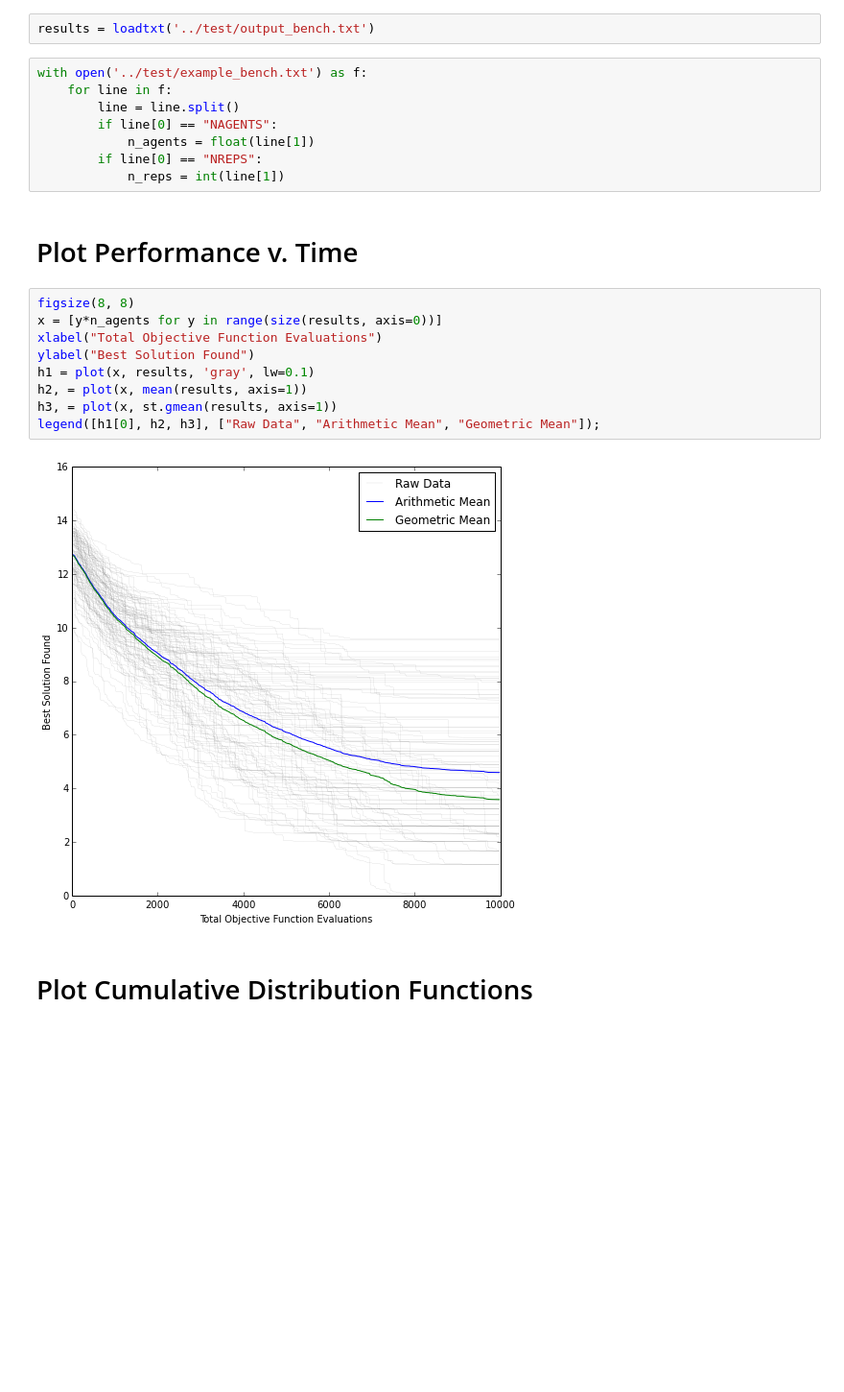
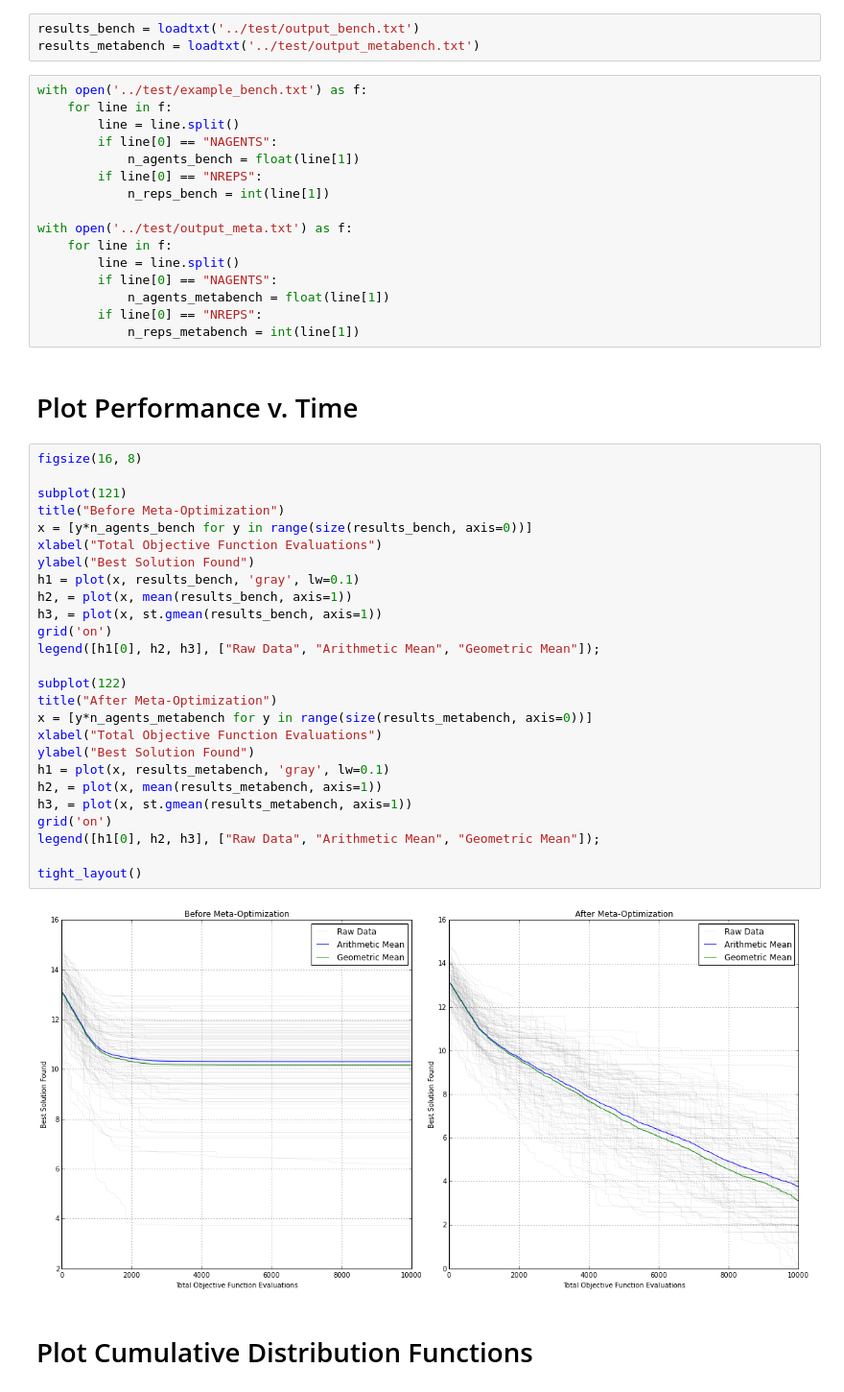
Before and after one commit to cmudrc/CISAT-cpp, a Jupyter notebook: analysis/analysis.ipynb, the cells around one changed output. Shown at 96% size. Cells and saved outputs as stored; diff of their text form; blank space fills up the shorter version.

```diff
--- a/analysis/analysis.ipynb
+++ b/analysis/analysis.ipynb
@@ -4,27 +4,53 @@ import scipy.stats as st
 # %% [markdown]
 # Load the Results and Parameters
 # %%
-results = loadtxt('../test/output_bench.txt')
+results_bench = loadtxt('../test/output_bench.txt')
+results_metabench = loadtxt('../test/output_metabench.txt')
 # %%
 with open('../test/example_bench.txt') as f:
     for line in f:
         line = line.split()
         if line[0] == "NAGENTS":
-            n_agents = float(line[1])
+            n_agents_bench = float(line[1])
         if line[0] == "NREPS":
-            n_reps = int(line[1])
+            n_reps_bench = int(line[1])
+
+with open('../test/output_meta.txt') as f:
+    for line in f:
+        line = line.split()
+        if line[0] == "NAGENTS":
+            n_agents_metabench = float(line[1])
+        if line[0] == "NREPS":
+            n_reps_metabench = int(line[1])
 # %% [markdown]
 # Plot Performance v. Time
 # %%
-figsize(8, 8)
-x = [y*n_agents for y in range(size(results, axis=0))]
+figsize(16, 8)
+
+subplot(121)
+title("Before Meta-Optimization")
+x = [y*n_agents_bench for y in range(size(results_bench, axis=0))]
 xlabel("Total Objective Function Evaluations")
 ylabel("Best Solution Found")
-h1 = plot(x, results, 'gray', lw=0.1)
-h2, = plot(x, mean(results, axis=1))
-h3, = plot(x, st.gmean(results, axis=1))
+h1 = plot(x, results_bench, 'gray', lw=0.1)
+h2, = plot(x, mean(results_bench, axis=1))
+h3, = plot(x, st.gmean(results_bench, axis=1))
+grid('on')
 legend([h1[0], h2, h3], ["Raw Data", "Arithmetic Mean", "Geometric Mean"]);
+
+subplot(122)
+title("After Meta-Optimization")
+x = [y*n_agents_metabench for y in range(size(results_metabench, axis=0))]
+xlabel("Total Objective Function Evaluations")
+ylabel("Best Solution Found")
+h1 = plot(x, results_metabench, 'gray', lw=0.1)
+h2, = plot(x, mean(results_metabench, axis=1))
+h3, = plot(x, st.gmean(results_metabench, axis=1))
+grid('on')
+legend([h1[0], h2, h3], ["Raw Data", "Arithmetic Mean", "Geometric Mean"]);
+
+tight_layout()
 # %% [output]
-[figure, old version]
+[figure, new version]
 # %% [markdown]
 # Plot Cumulative Distribution Functions
```
Also changed, not shown: parts of 3 cells of this notebook, 7 other files.
